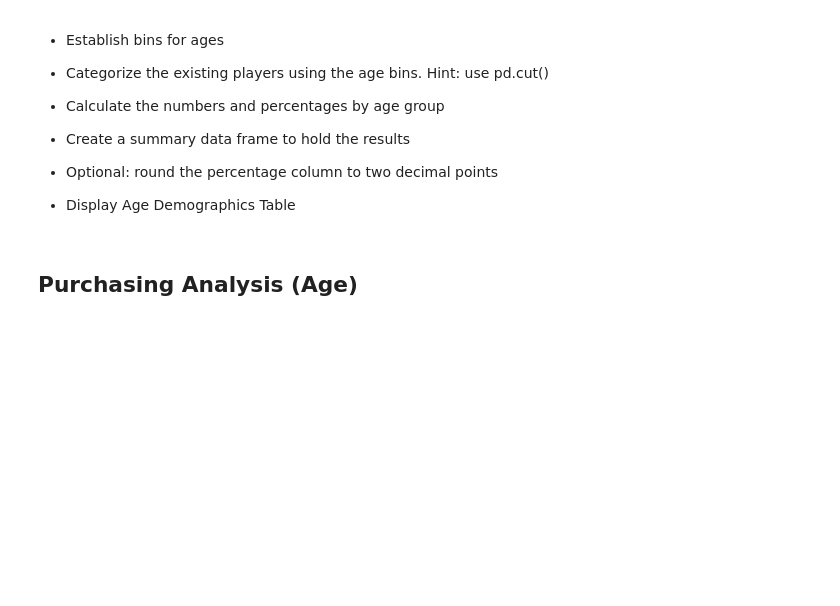
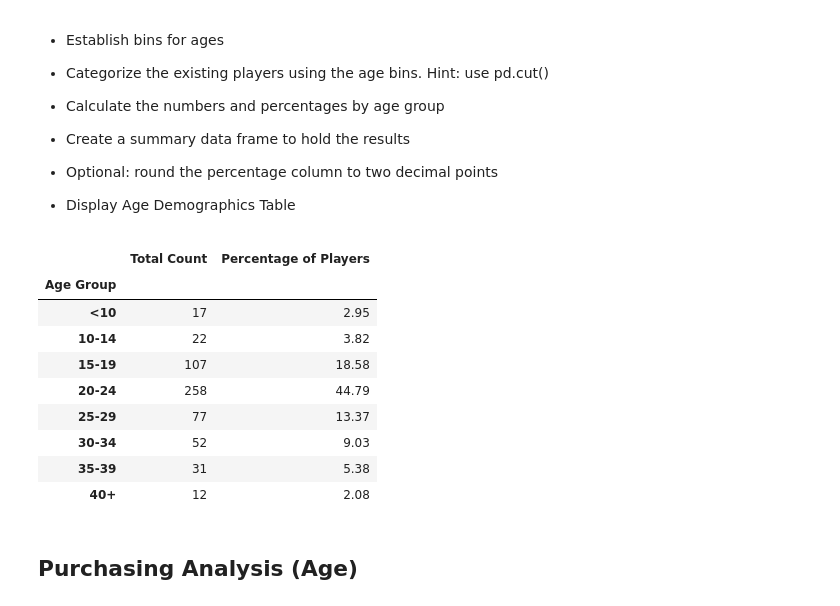
Before and after one commit to lorijta92/Pandas-GameSales, a Jupyter notebook: HeroesOfPymoli_WIP.ipynb, the cells around one changed output. Drawn from its saved outputs; the diff is of its cells as text; code cells hidden in the pictures; blank space fills up the shorter version.

```diff
--- a/HeroesOfPymoli_WIP.ipynb
+++ b/HeroesOfPymoli_WIP.ipynb
@@ -181,6 +181,35 @@ purchase_analysis_gender_df
 
 
 * Display Age Demographics Table
+# %%
+unique_players_df = pd.DataFrame(unique_players)
+
+# Place players into age bins
+age_bins = [0, 9, 14, 19, 24, 29, 34, 39, 50]
+age_labels = ['<10', '10-14', '15-19', '20-24', '25-29', '30-34', '35-39', '40+']
+unique_players_df['Age Group'] = pd.cut(unique_players['Age'], age_bins, labels=age_labels)
+
+# Group players by age groups
+age_groups = unique_players_df.groupby('Age Group')
+
+# Find total count and percentage
+age_groups['Age'].count()
+age_pct = round(age_groups['Age'].count()/total_players * 100, 2)
+
+# Place in data frame
+age_demo_df = pd.DataFrame({'Total Count':age_groups['Age'].count(), 'Percentage of Players':age_pct})
+age_demo_df
+# %% [output]
+|  | Total Count | Percentage of Players |
+| Age Group |  |  |
+| <10 | 17 | 2.95 |
+| 10-14 | 22 | 3.82 |
+| 15-19 | 107 | 18.58 |
+| 20-24 | 258 | 44.79 |
+| 25-29 | 77 | 13.37 |
+| 30-34 | 52 | 9.03 |
+| 35-39 | 31 | 5.38 |
+| 40+ | 12 | 2.08 |
 # %% [markdown]
 ## Purchasing Analysis (Age)
 # %% [markdown]
```
Also changed, not shown: parts of 4 cells of this notebook.
